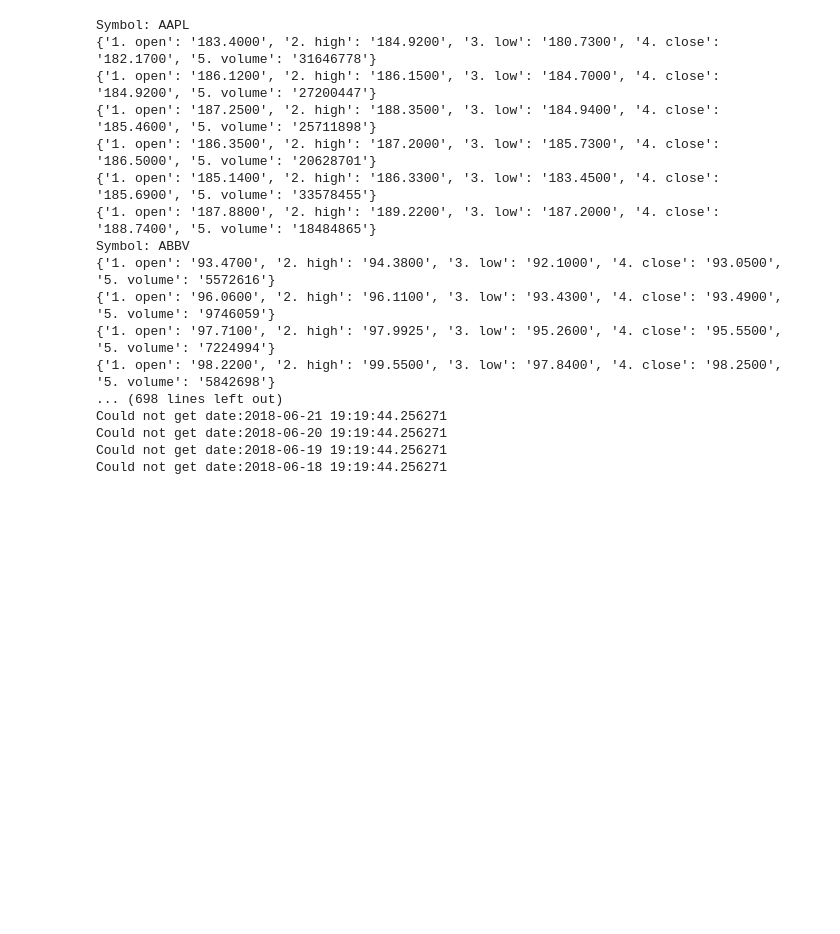
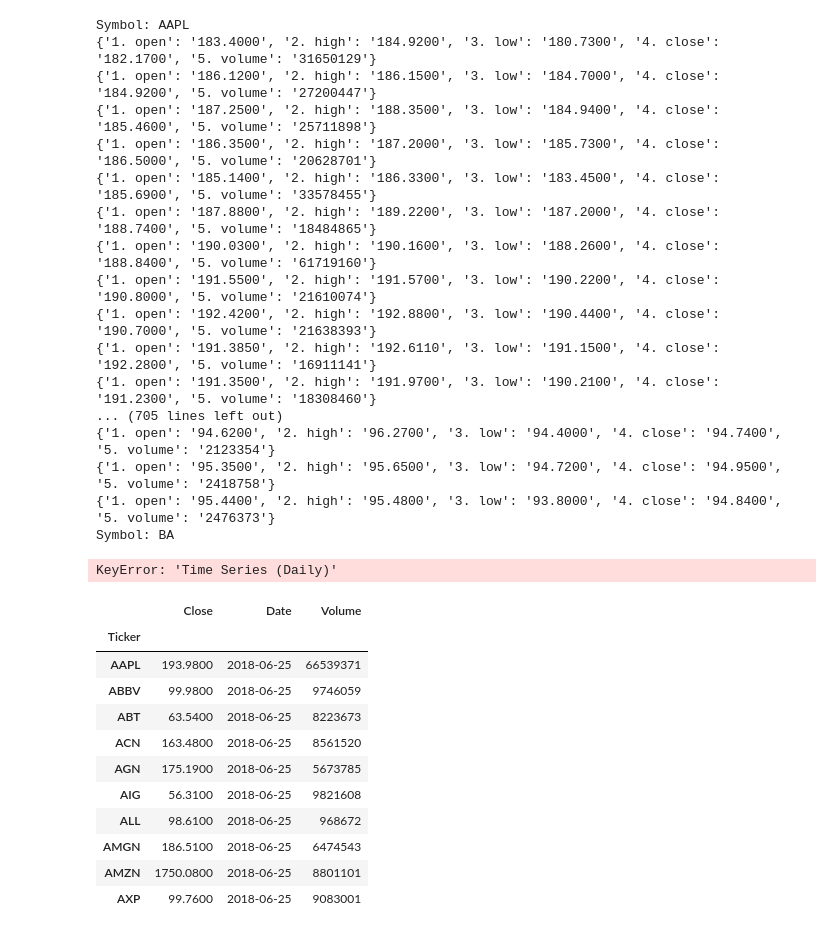
Before and after one commit to klinga88/Python-Data-Analytics-Project, a Jupyter notebook: Historical Stock Data.ipynb, the cells around one changed output. Saved outputs shown, nothing was run; the diff lists cells and outputs as text; code cells hidden in the pictures; blank space fills up the shorter version.

Commit message:
Finalized creation of dataframe for maximum profit

```diff
--- a/Historical Stock Data.ipynb
+++ b/Historical Stock Data.ipynb
@@ -20,6 +21,12 @@ time_period = 10 #time period of interest in days, but stocks dont get recorded
 
 tickers = pd.read_csv(os.path.join("SP_100_Tickers.csv"))
 # %%
+#create lists to save data from API requests
+ticker_symbol = []
+ticker_close = []
+ticker_volume = []
+ticker_date= []
+
 #iterate over all tickers we imported from the csv
 for index, row in tickers.iterrows():
     symbol = row["Symbol"]
@@ -37,30 +44,58 @@ for index, row in tickers.iterrows():
     except:
         print(f"Error retrieving {symbol}")
 
+    #looks like the API breaks after a few pulls, need to sleep...
+    time.sleep(3)
+
     #use the time_period variable to pull back individual day's data out of the json and save in a dataframe
-    for i in range(time_period):
+    for i in range(len(stock_json["Time Series (Daily)"])):
         date_of_interest = (datetime.datetime.today()-datetime.timedelta(days=i))
         #check if date weekday, if not get the data
         if date_of_interest.weekday()<5:
             try:
                 print(stock_json["Time Series (Daily)"][date_of_interest.strftime('%Y-%m-%d')])
+                ticker_close.append(stock_json["Time Series (Daily)"][date_of_interest.strftime('%Y-%m-%d')]["4. close"])
+                ticker_volume.append(stock_json["Time Series (Daily)"][date_of_interest.strftime('%Y-%m-%d')]["5. volume"])
+                ticker_symbol.append(symbol)
+                ticker_date.append(date_of_interest.strftime('%Y-%m-%d'))
             except:
-                print(f"Could not get date:{date_of_interest}")
+                print(f"Could not print:{date_of_interest}")
 # %% [output]
 Symbol: AAPL
-{'1. open': '183.4000', '2. high': '184.9200', '3. low': '180.7300', '4. close': '182.1700', '5. volume': '31646778'}
+{'1. open': '183.4000', '2. high': '184.9200', '3. low': '180.7300', '4. close': '182.1700', '5. volume': '31650129'}
 {'1. open': '186.1200', '2. high': '186.1500', '3. low': '184.7000', '4. close': '184.9200', '5. volume': '27200447'}
 {'1. open': '187.2500', '2. high': '188.3500', '3. low': '184.9400', '4. close': '185.4600', '5. volume': '25711898'}
 {'1. open': '186.3500', '2. high': '187.2000', '3. low': '185.7300', '4. close': '186.5000', '5. volume': '20628701'}
 {'1. open': '185.1400', '2. high': '186.3300', '3. low': '183.4500', '4. close': '185.6900', '5. volume': '33578455'}
 {'1. open': '187.8800', '2. high': '189.2200', '3. low': '187.2000', '4. close': '188.7400', '5. volume': '18484865'}
-Symbol: ABBV
-{'1. open': '93.4700', '2. high': '94.3800', '3. low': '92.1000', '4. close': '93.0500', '5. volume': '5572616'}
-{'1. open': '96.0600', '2. high': '96.1100', '3. low': '93.4300', '4. close': '93.4900', '5. volume': '9746059'}
-{'1. open': '97.7100', '2. high': '97.9925', '3. low': '95.2600', '4. close': '95.5500', '5. volume': '7224994'}
-{'1. open': '98.2200', '2. high': '99.5500', '3. low': '97.8400', '4. close': '98.2500', '5. volume': '5842698'}
-... (698 lines left out)
-Could not get date:2018-06-21 19:19:44.256271
-Could not get date:2018-06-20 19:19:44.256271
-Could not get date:2018-06-19 19:19:44.256271
-Could not get date:2018-06-18 19:19:44.256271
+{'1. open': '190.0300', '2. high': '190.1600', '3. low': '188.2600', '4. close': '188.8400', '5. volume': '61719160'}
+{'1. open': '191.5500', '2. high': '191.5700', '3. low': '190.2200', '4. close': '190.8000', '5. volume': '21610074'}
+{'1. open': '192.4200', '2. high': '192.8800', '3. low': '190.4400', '4. close': '190.7000', '5. volume': '21638393'}
+{'1. open': '191.3850', '2. high': '192.6110', '3. low': '191.1500', '4. close': '192.2800', '5. volume': '16911141'}
+{'1. open': '191.3500', '2. high': '191.9700', '3. low': '190.2100', '4. close': '191.2300', '5. volume': '18308460'}
+... (705 lines left out)
+{'1. open': '94.6200', '2. high': '96.2700', '3. low': '94.4000', '4. close': '94.7400', '5. volume': '2123354'}
+{'1. open': '95.3500', '2. high': '95.6500', '3. low': '94.7200', '4. close': '94.9500', '5. volume': '2418758'}
+{'1. open': '95.4400', '2. high': '95.4800', '3. low': '93.8000', '4. close': '94.8400', '5. volume': '2476373'}
+Symbol: BA
+KeyError: 'Time Series (Daily)'
+# %%
+historical_data = pd.DataFrame({"Ticker":ticker_symbol,
+                                "Date":ticker_date,
+                               "Close":ticker_close,
+                               "Volume":ticker_volume})
+
+historical_data.groupby("Ticker").max()
+# %% [output]
+|  | Close | Date | Volume |
+| Ticker |  |  |  |
+| AAPL | 193.9800 | 2018-06-25 | 66539371 |
+| ABBV | 99.9800 | 2018-06-25 | 9746059 |
+| ABT | 63.5400 | 2018-06-25 | 8223673 |
+| ACN | 163.4800 | 2018-06-25 | 8561520 |
+| AGN | 175.1900 | 2018-06-25 | 5673785 |
+| AIG | 56.3100 | 2018-06-25 | 9821608 |
+| ALL | 98.6100 | 2018-06-25 | 968672 |
+| AMGN | 186.5100 | 2018-06-25 | 6474543 |
+| AMZN | 1750.0800 | 2018-06-25 | 8801101 |
+| AXP | 99.7600 | 2018-06-25 | 9083001 |
```
Also changed, not shown: parts of 2 cells of this notebook, 4 other files.
